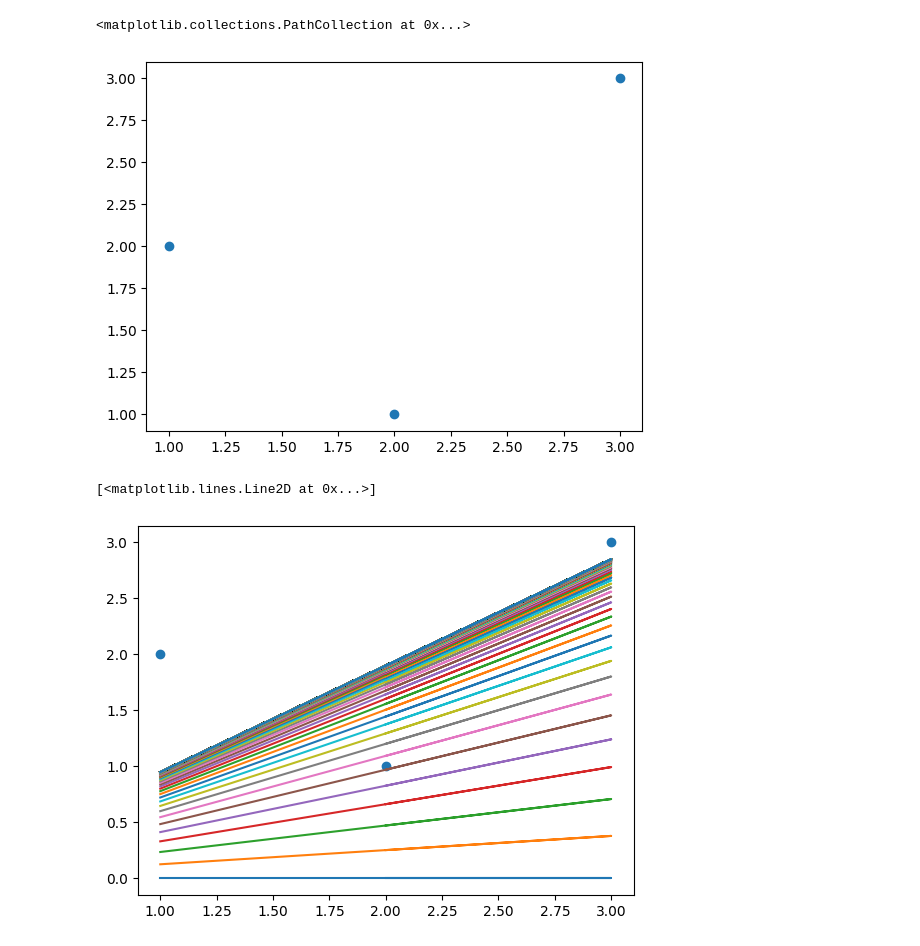
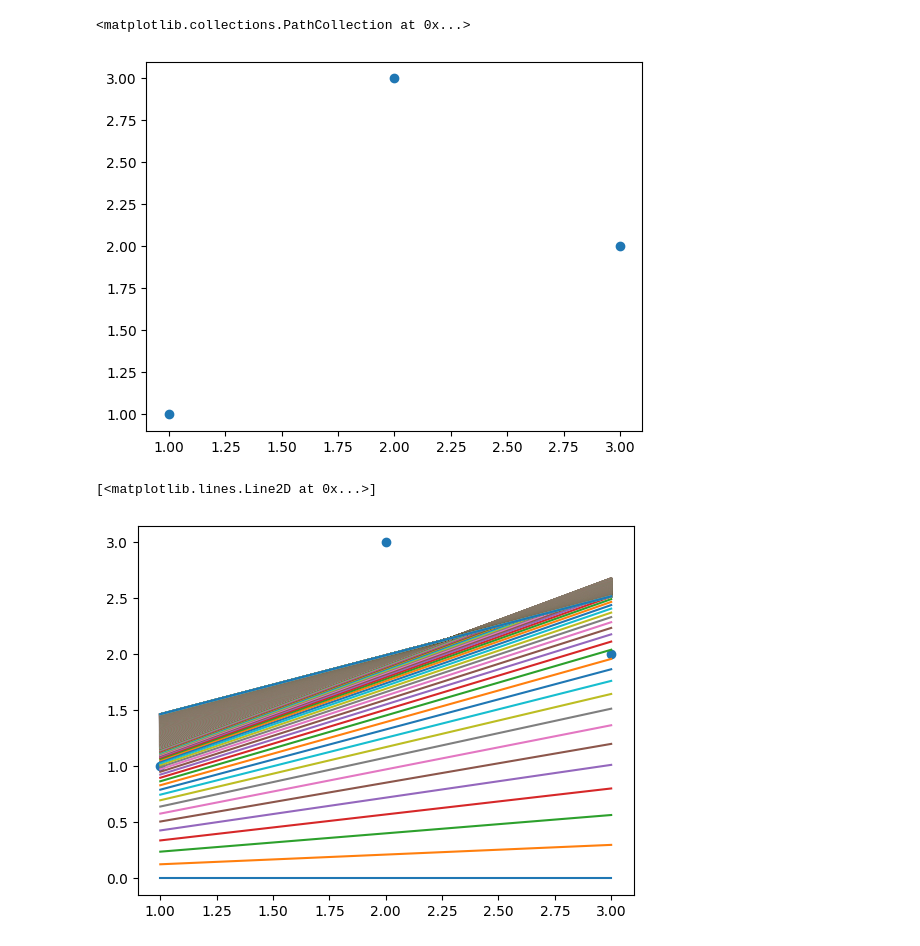
Before and after one commit to Pavitra554/ITER_Data_Science_Assignments, a Jupyter notebook: Class_Questions/q2.ipynb, the cells around one changed output. Drawn from its saved outputs; the diff is of its cells as text; code cells hidden in the pictures.

```diff
--- a/Class_Questions/q2.ipynb
+++ b/Class_Questions/q2.ipynb
@@ -2,40 +2,40 @@
 import numpy as np
 import matplotlib.pyplot as plt
 
-a = np.array([2,3,1])
+a = np.array([1,2,3])
 b = np.array([1,3,2])
 
 plt.scatter(a,b)
 # %% [output]
 <matplotlib.collections.PathCollection at 0x...>
-[figure, old version]
+[figure, new version]
 # %%
 m = 0 # slope
 c = 0 # intercept
 lr = 0.01 # learning rate
 loop = 1000 # iterations
 
 
 for e in range(loop):
     y = m*a+c                  # y_predicted = slope_current * a + intrecept_current
 
     s1 = 0
     s2 = 0
     for i in range(3):
         s1 += (a[i]*(b[i] - m*a[i] - c))
-        s1 += (b[i] - m*a[i] - c)
+        s2 += (b[i] - m*a[i] - c)
 
 
     sg = -(2/3)*s1  # slope_gradient = (2 / 3) summition  i->1 to 3 (xi * (ai-mxi-c))
     ic = -(2/3)*s2  # intercept_gradient = - (2 / 3) summition  i->1 to 3 (xi * (ai-mxi-c))
     m=m-lr*sg  # slope_current = slope_current - learning_rate * slope_gradient
     c=c-lr*ic  # intercept_gradient = intercept_gradient - learning_rate * intercept_gradient
     plt.plot(a,y)
 plt.scatter(a,b)
 plt.plot(a,y)
 # %% [output]
 [<matplotlib.lines.Line2D at 0x...>]
-[figure, old version]
+[figure, new version]
 # %%
 plt.scatter(a,b)
 plt.plot(a,y)
```
Also changed, not shown: parts of 1 cell of this notebook.
